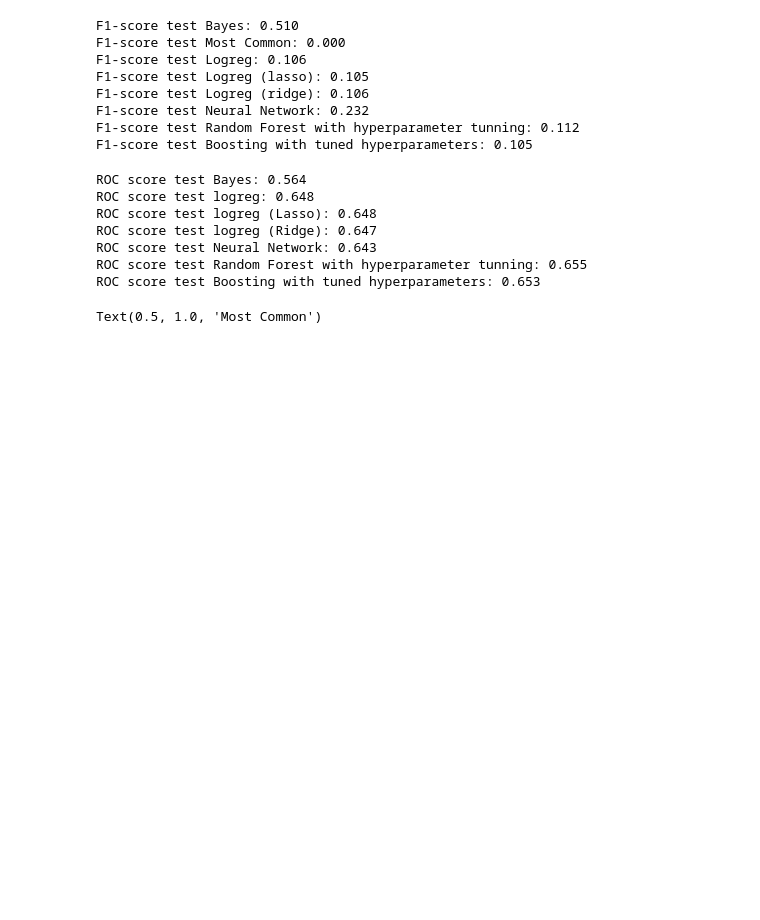
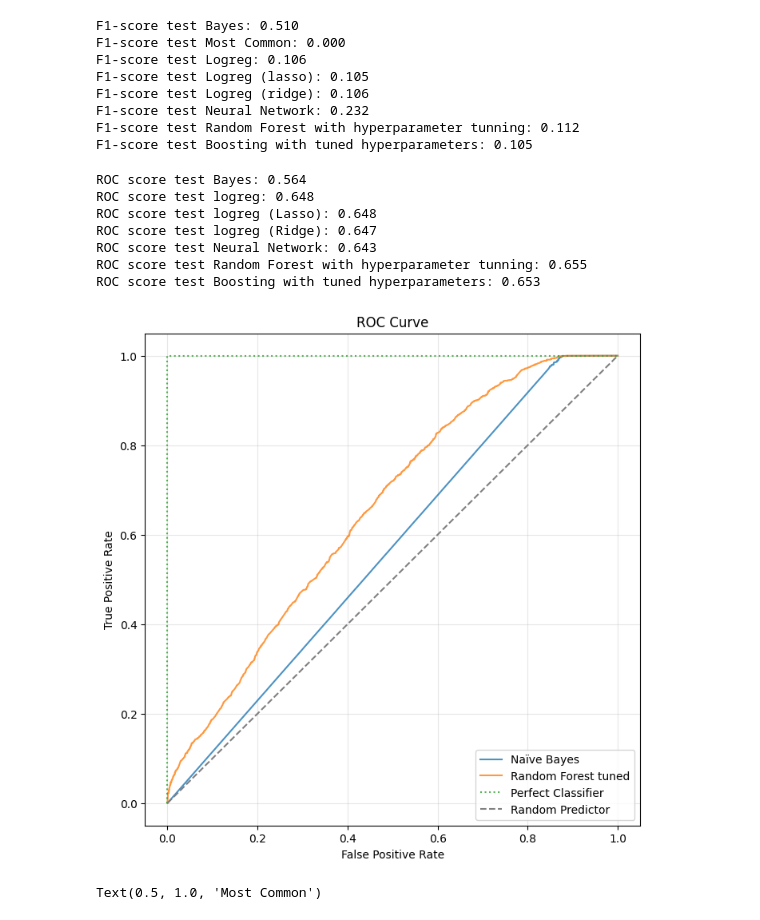
Before and after one commit to ice1O/Luxury-Fashion-Product-Return-Analysis, a Jupyter notebook: Models for Accessories.ipynb, the cells around one changed output. Saved outputs shown, nothing was run; the diff lists cells and outputs as text; code cells hidden in the pictures; blank space fills up the shorter version.

Commit message:
Added graph ROC for accessories

```diff
--- a/Models for Accessories.ipynb
+++ b/Models for Accessories.ipynb
@@ -348,6 +348,30 @@ ROC score test logreg (Ridge): 0.647
 ROC score test Neural Network: 0.643
 ROC score test Random Forest with hyperparameter tunning: 0.655
 ROC score test Boosting with tuned hyperparameters: 0.653
+# %%
+from sklearn.metrics import roc_curve
+
+fig, ax = plt.subplots(figsize=(8, 8))
+
+
+fpr, tpr, thresholds = roc_curve(y_test, p_nbc_test)
+ax.plot(fpr, tpr, label="Naïve Bayes", alpha=0.8)
+
+
+fpr, tpr, thresholds = roc_curve(y_test, p_rf_hyp_test)
+ax.plot(fpr, tpr, label="Random Forest tuned", alpha=0.8)
+
+
+ax.plot([0, 0, 1], [0, 1, 1], label="Perfect Classifier", linestyle=":", alpha=0.8)
+
+ax.plot([0, 1], [0, 1], color="grey", linestyle="--", label="Random Predictor")
+ax.set_xlabel("False Positive Rate")
+ax.set_ylabel("True Positive Rate")
+ax.set_title("ROC Curve")
+ax.legend()
+ax.grid(alpha=.3)
+# %% [output]
+[figure, added]
 # %%
 from sklearn.metrics import confusion_matrix
 
```
Also changed, not shown: parts of 1 cell of this notebook.
